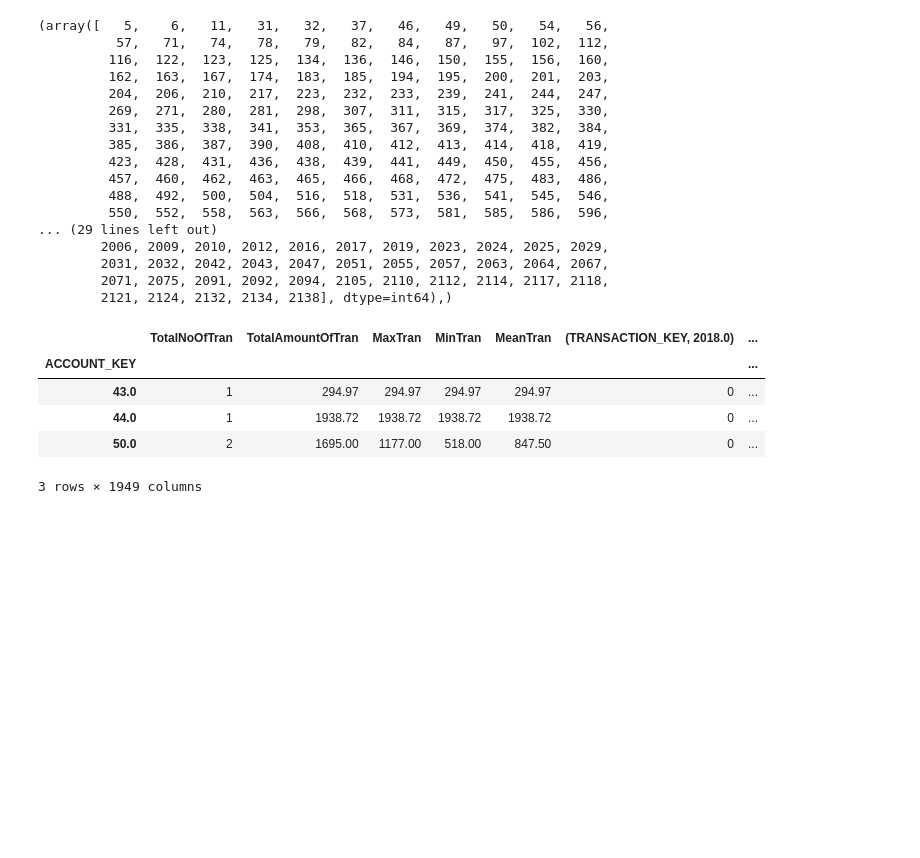
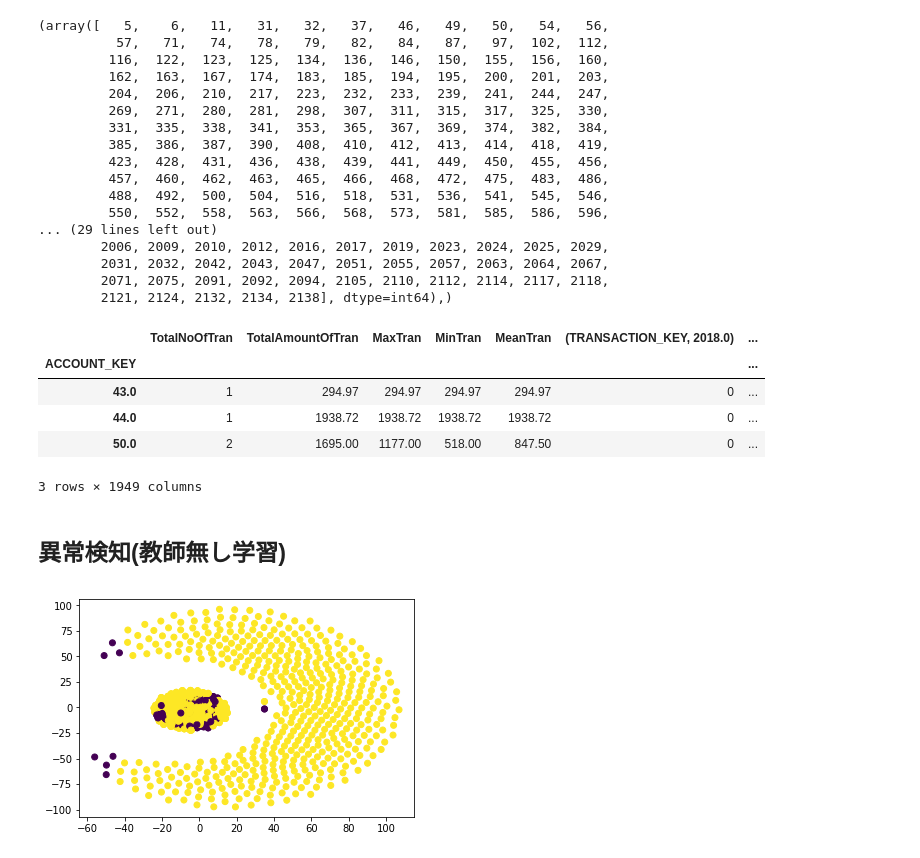
Before and after one commit to gucchi123/sas_sample, a Jupyter notebook: clustering.ipynb, the cells around one changed output. Saved outputs shown, nothing was run; the diff lists cells and outputs as text; code cells hidden in the pictures; blank space fills up the shorter version.

```diff
--- a/clustering.ipynb
+++ b/clustering.ipynb
@@ -394,3 +394,14 @@ fingerprint_origin.iloc[4:7, :]
 | 44.0 | 1 | 1938.72 | 1938.72 | 1938.72 | 1938.72 | 0 | ... |
 | 50.0 | 2 | 1695.00 | 1177.00 | 518.00 | 847.50 | 0 | ... |
 3 rows × 1949 columns
+# %% [markdown]
+## 異常検知(教師無し学習)
+# %%
+from sklearn.neighbors import LocalOutlierFactor
+lof = LocalOutlierFactor(n_neighbors=20)
+y_pred_lof = lof.fit_predict(fingerprint_tsne)
+plt.scatter(fingerprint_tsne[:,0], fingerprint_tsne[:, 1], c=y_pred_lof)
+plt.legend()
+#青が異常
+# %% [output]
+[figure, added]
```
Also changed, not shown: parts of 4 cells of this notebook.
